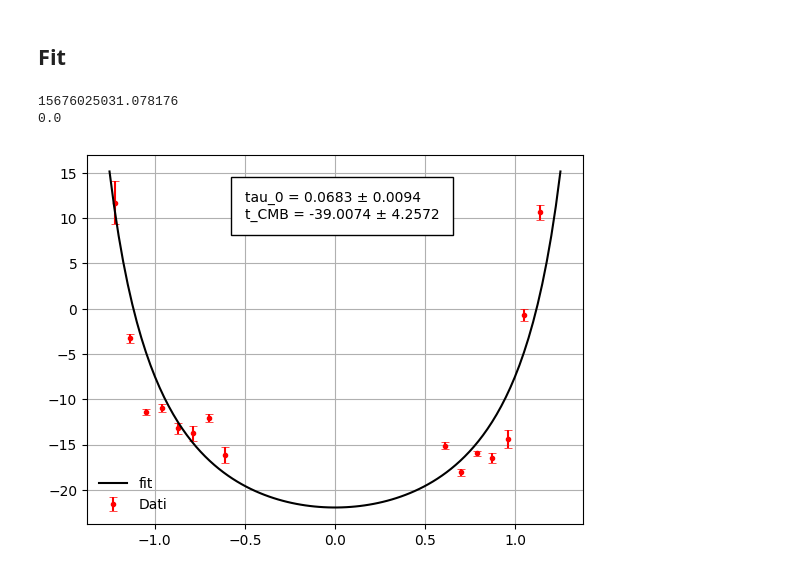
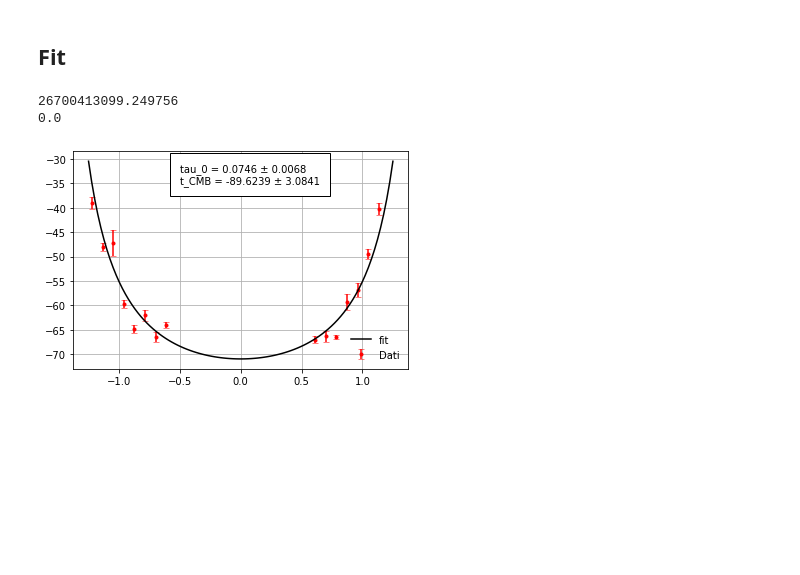
Before and after one commit to milite/Astrofisica_nico, a Jupyter notebook: fit dati/2023_03_16/senza_picchi.ipynb, the cells around one changed output. Drawn from its saved outputs; the diff is of its cells as text; code cells hidden in the pictures; blank space fills up the shorter version.

```diff
--- a/fit dati/2023_03_16/senza_picchi.ipynb
+++ b/fit dati/2023_03_16/senza_picchi.ipynb
@@ -39,7 +39,7 @@ azimuth_max = azimuth + 0.1
 
 data_i = pd.to_datetime(data_1 + ora_i, format = '%Y-%m-%d %H:%M:%S')
 data_f = pd.to_datetime(data_1 + ora_f, format = '%Y-%m-%d %H:%M:%S')
-data_m = pd.to_datetime(data_1 + ora_m, format = '%Y-%m-%d %H:%M:%S')
+data_m = pd.to_datetime(data_2 + ora_m, format = '%Y-%m-%d %H:%M:%S')
 
 title = data_1 + ' azimuth: ' + str(azimuth)
 # %%
@@ -323,28 +330,28 @@ p2 = 't_CMB = ' + str(best_fit[1]) + ' ± ' + str(round(cov_matrix[1,1]**0.5, 4)
 # %%
 best_model = model(tot['Elevazione'],best_fit[0],best_fit[1])
 
 xi = -1.25
 xf = 1.25
 n = 100
 
 a = np.linspace(xi, xf, n)
 b = model (a, best_fit[0], best_fit[1])
 
 chi2 = np.sum(((np.array(tot['Temperatura']) - 250*best_fit[1]*1/np.cos([tot['Elevazione']]) + best_fit[0])/np.array(tot['errore_temperatura']))**2)
 prob = stats.chi2.sf(chi2, 100) * 100  # calcolo probabilità chi quadro
 
 print(chi2)
 print(prob)
 
 
 plt.errorbar(tot['Elevazione'], tot['Temperatura'], yerr=tot.errore_temperatura,
                 fmt='.r', capsize=3, capthick=0.5, label= 'Dati')
 plt.plot(a,b,'black',zorder=3,label='fit')
-plt.text(-0.5, 10, p1 + '\n' + p2 , fontsize=10, bbox ={'facecolor':'white', 'pad':10},  color='black')
+plt.text(-0.5, -35, p1 + '\n' + p2 , fontsize=10, bbox ={'facecolor':'white', 'pad':10},  color='black')
 plt.grid()
 plt.legend(frameon=False)
 plt.show()
 # %% [output]
-15676025031.078176
+26700413099.249756
 0.0
-[figure, old version]
+[figure, new version]
```
Also changed, not shown: parts of 4 cells of this notebook, 2 other files.
